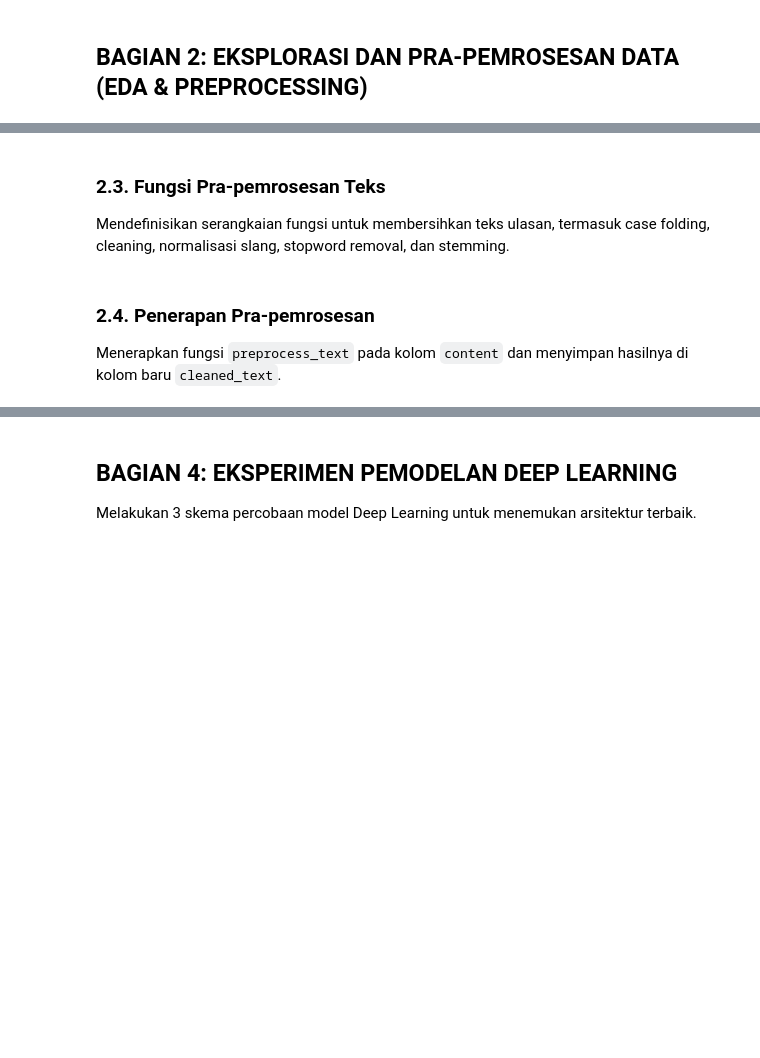
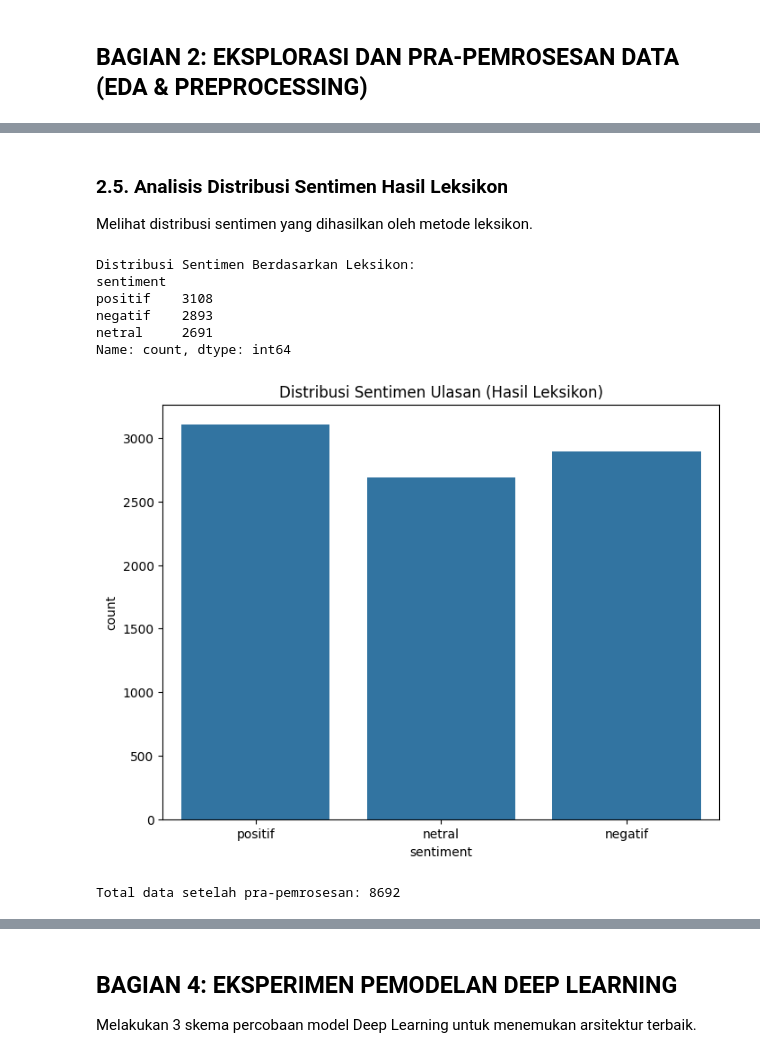
Before and after one commit to husainfadhlillah/dicoding-AppProductReview-SentimentAnalysis, a Jupyter notebook: Analisis Sentimen_Muhammad Husain Fadhlillah/sentiment_analysis_signal.ipynb, the cells around one changed output, grey strips where cells are left out. Cells and saved outputs as stored; diff of their text form; code cells hidden in the pictures; blank space fills up the shorter version.

```diff
--- a/Analisis Sentimen_Muhammad Husain Fadhlillah/sentiment_analysis_signal.ipynb
+++ b/Analisis Sentimen_Muhammad Husain Fadhlillah/sentiment_analysis_signal.ipynb
@@ -74,14 +104,16 @@ df = pd.read_csv('signal_reviews.csv')
 print("Info awal dataset:")
 df.info()
 
-# Fokus pada kolom yang relevan ('content' dan 'score')
-df = df[['content', 'score']].copy()
-
-# Menghapus baris dengan nilai kosong
+# Fokus pada kolom yang relevan ('content') dan membuang nilai kosong
+df = df[['content']].copy()
 df.dropna(inplace=True)
 
-# Menghapus ulasan duplikat
+# Menghapus ulasan duplikat berdasarkan konten
 df.drop_duplicates(subset='content', inplace=True)
+
+# Reset index setelah drop
+df.reset_index(drop=True, inplace=True)
 
 print("\nInfo dataset setelah pembersihan awal:")
 df.info()
+print(df.head())
@@ -112,46 +278,24 @@ plt.show()
 # %% [markdown]
-### 2.3. Fungsi Pra-pemrosesan Teks
-Mendefinisikan serangkaian fungsi untuk membersihkan teks ulasan, termasuk case folding, cleaning, normalisasi slang, stopword removal, dan stemming.
+### 2.5. Analisis Distribusi Sentimen Hasil Leksikon
+Melihat distribusi sentimen yang dihasilkan oleh metode leksikon.
 # %%
-# Kamus slang sederhana
-slang_dict = {
-    'yg': 'yang', 'ga': 'tidak', 'gak': 'tidak', 'utk': 'untuk', 'aja': 'saja',
-    'bgt': 'banget', 'apk': 'aplikasi', 'dgn': 'dengan', 'lg': 'lagi', 'gw': 'saya'
-}
+# Menampilkan distribusi sentimen baru
+print("Distribusi Sentimen Berdasarkan Leksikon:")
+print(df['sentiment'].value_counts())
 
-# Inisialisasi Stemmer dan Stopword Remover dari Sastrawi
-stemmer_factory = StemmerFactory()
-stemmer = stemmer_factory.create_stemmer()
+# Visualisasi distribusi sentimen
+plt.figure(figsize=(8, 6))
+sns.countplot(x='sentiment', data=df, order=['positif', 'netral', 'negatif'])
+plt.title('Distribusi Sentimen Ulasan (Hasil Leksikon)')
+plt.show()
 
-stopword_factory = StopWordRemoverFactory()
-stopword_remover = stopword_factory.create_stop_word_remover()
-
-# Fungsi untuk membersihkan teks
-def clean_text(text):
-    text = text.lower() # Case folding
-    text = re.sub(r'@[A-Za-z0-9]+', '', text) # Hapus mention
-    text = re.sub(r'#[A-Za-z0-9]+', '', text) # Hapus hashtag
-    text = re.sub(r'https?:\/\/\S+', '', text) # Hapus URL
-    text = re.sub(r'\d+', '', text) # Hapus angka
-    text = text.translate(str.maketrans('', '', string.punctuation)) # Hapus tanda baca
-    text = text.strip() # Hapus spasi di awal dan akhir
-    return text
-
-# Fungsi untuk normalisasi slang
-def normalize_slang(text):
-    words = text.split()
-    normalized_words = [slang_dict[word] if word in slang_dict else word for word in words]
-    return ' '.join(normalized_words)
-
-# Gabungan fungsi preprocessing
-def preprocess_text(text):
-    text = clean_text(text)
-    text = normalize_slang(text)
-    text = stopword_remover.remove(text)
-    text = stemmer.stem(text)
-    return text
-
-print("Fungsi pra-pemrosesan siap digunakan.")
+print(f"Total data setelah pra-pemrosesan: {df.shape[0]}")
+# %% [output]
+Distribusi Sentimen Berdasarkan Leksikon:
+sentiment
+positif    3108
+negatif    2893
+netral     2691
+Name: count, dtype: int64
+[figure, added]
+Total data setelah pra-pemrosesan: 8692
-# %% [markdown]
-### 2.4. Penerapan Pra-pemrosesan
-Menerapkan fungsi `preprocess_text` pada kolom `content` dan menyimpan hasilnya di kolom baru `cleaned_text`.
```
Also changed, not shown: parts of 21 cells of this notebook.
